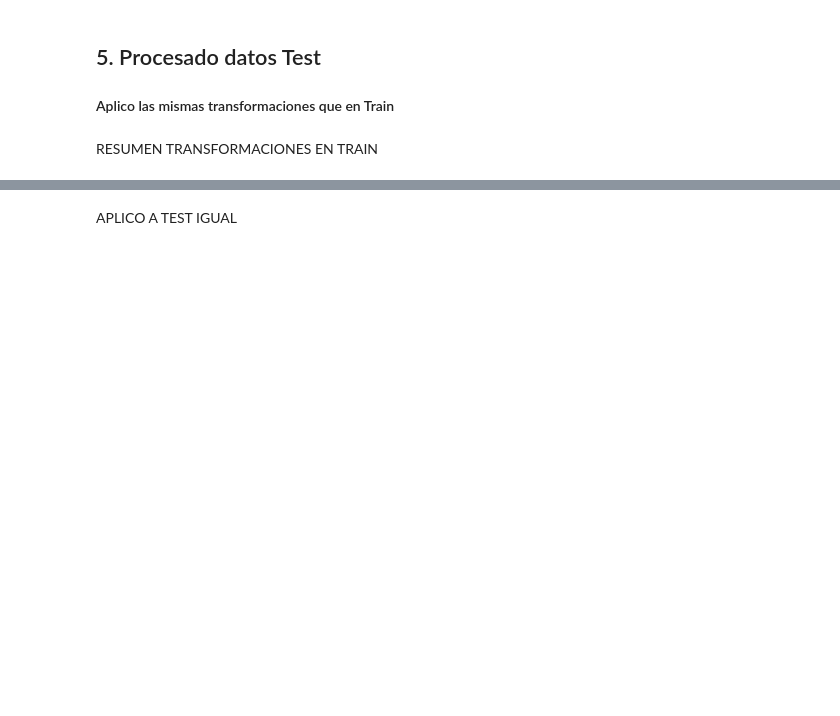
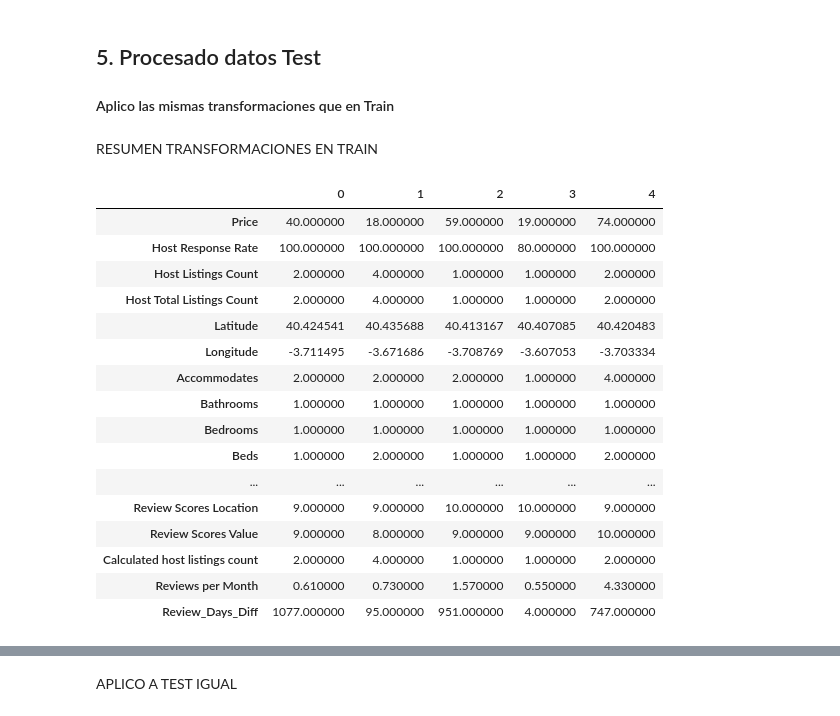
Before and after one commit to mariaeugenia-alvarez/hands-on-coding-machine-learning-project, a Jupyter notebook: ml-airbnb.ipynb, the cells around one changed output, grey strips where cells are left out. Saved outputs shown, nothing was run; the diff lists cells and outputs as text; code cells hidden in the pictures; blank space fills up the shorter version.

```diff
--- a/ml-airbnb.ipynb
+++ b/ml-airbnb.ipynb
@@ -359,5 +546,25 @@ for col in pretrain_data_final.columns:
     if pretrain_data_final[col].isnull().any():
             median_value = pretrain_data_final[col].median()
             pretrain_data_final[col] = pretrain_data_final[col].fillna(median_value)
+# %%
+pretrain_data_final.head(5).T
+# %% [output]
+|  | 0 | 1 | 2 | 3 | 4 |
+| Price | 40.000000 | 18.000000 | 59.000000 | 19.000000 | 74.000000 |
+| Host Response Rate | 100.000000 | 100.000000 | 100.000000 | 80.000000 | 100.000000 |
+| Host Listings Count | 2.000000 | 4.000000 | 1.000000 | 1.000000 | 2.000000 |
+| Host Total Listings Count | 2.000000 | 4.000000 | 1.000000 | 1.000000 | 2.000000 |
+| Latitude | 40.424541 | 40.435688 | 40.413167 | 40.407085 | 40.420483 |
+| Longitude | -3.711495 | -3.671686 | -3.708769 | -3.607053 | -3.703334 |
+| Accommodates | 2.000000 | 2.000000 | 2.000000 | 1.000000 | 4.000000 |
+| Bathrooms | 1.000000 | 1.000000 | 1.000000 | 1.000000 | 1.000000 |
+| Bedrooms | 1.000000 | 1.000000 | 1.000000 | 1.000000 | 1.000000 |
+| Beds | 1.000000 | 2.000000 | 1.000000 | 1.000000 | 2.000000 |
+| ... | ... | ... | ... | ... | ... |
+| Review Scores Location | 9.000000 | 9.000000 | 10.000000 | 10.000000 | 9.000000 |
+| Review Scores Value | 9.000000 | 8.000000 | 9.000000 | 9.000000 | 10.000000 |
+| Calculated host listings count | 2.000000 | 4.000000 | 1.000000 | 1.000000 | 2.000000 |
+| Reviews per Month | 0.610000 | 0.730000 | 1.570000 | 0.550000 | 4.330000 |
+| Review_Days_Diff | 1077.000000 | 95.000000 | 951.000000 | 4.000000 | 747.000000 |
 # %%
 pretrain_data_final.describe().T
```
Also changed, not shown: parts of 15 cells of this notebook, 2 other files.
